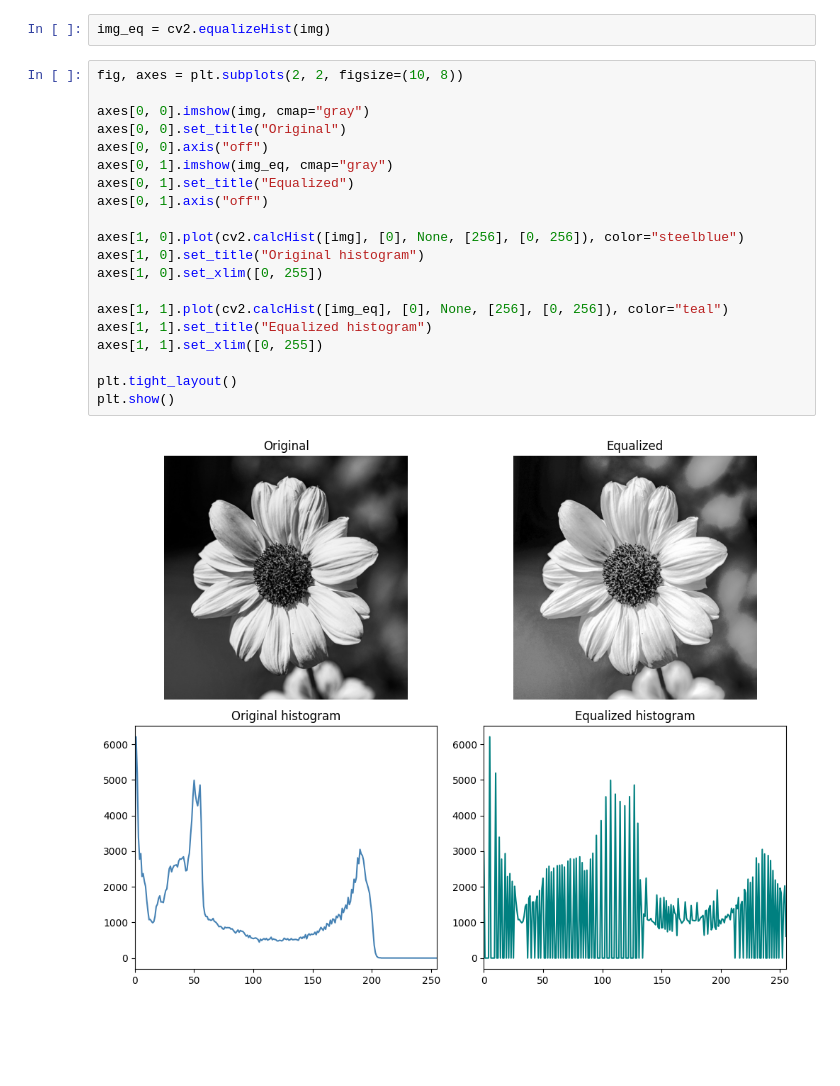
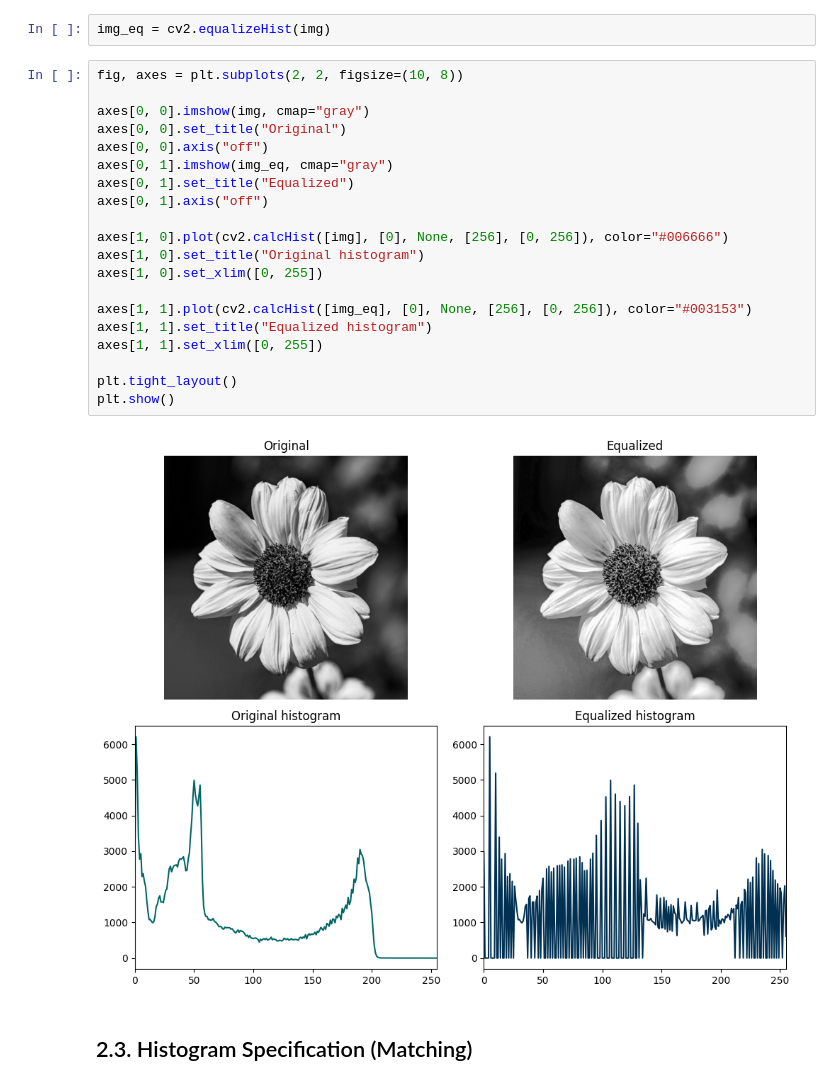
Before and after one commit to Pranish03/image-processing-opencv, a Jupyter notebook: 02_histogram_processing.ipynb, the cells around one changed output. Drawn from its saved outputs; the diff is of its cells as text; blank space fills up the shorter version.

```diff
--- a/02_histogram_processing.ipynb
+++ b/02_histogram_processing.ipynb
@@ -118,22 +118,24 @@ img_eq = cv2.equalizeHist(img)
 # %%
 fig, axes = plt.subplots(2, 2, figsize=(10, 8))
 
 axes[0, 0].imshow(img, cmap="gray")
 axes[0, 0].set_title("Original")
 axes[0, 0].axis("off")
 axes[0, 1].imshow(img_eq, cmap="gray")
 axes[0, 1].set_title("Equalized")
 axes[0, 1].axis("off")
 
-axes[1, 0].plot(cv2.calcHist([img], [0], None, [256], [0, 256]), color="steelblue")
+axes[1, 0].plot(cv2.calcHist([img], [0], None, [256], [0, 256]), color="#006666")
 axes[1, 0].set_title("Original histogram")
 axes[1, 0].set_xlim([0, 255])
 
-axes[1, 1].plot(cv2.calcHist([img_eq], [0], None, [256], [0, 256]), color="teal")
+axes[1, 1].plot(cv2.calcHist([img_eq], [0], None, [256], [0, 256]), color="#003153")
 axes[1, 1].set_title("Equalized histogram")
 axes[1, 1].set_xlim([0, 255])
 
 plt.tight_layout()
 plt.show()
 # %% [output]
-[figure, old version]
+[figure, new version]
+# %% [markdown]
+## 2.3. Histogram Specification (Matching)
```
Also changed, not shown: parts of 5 cells of this notebook.
